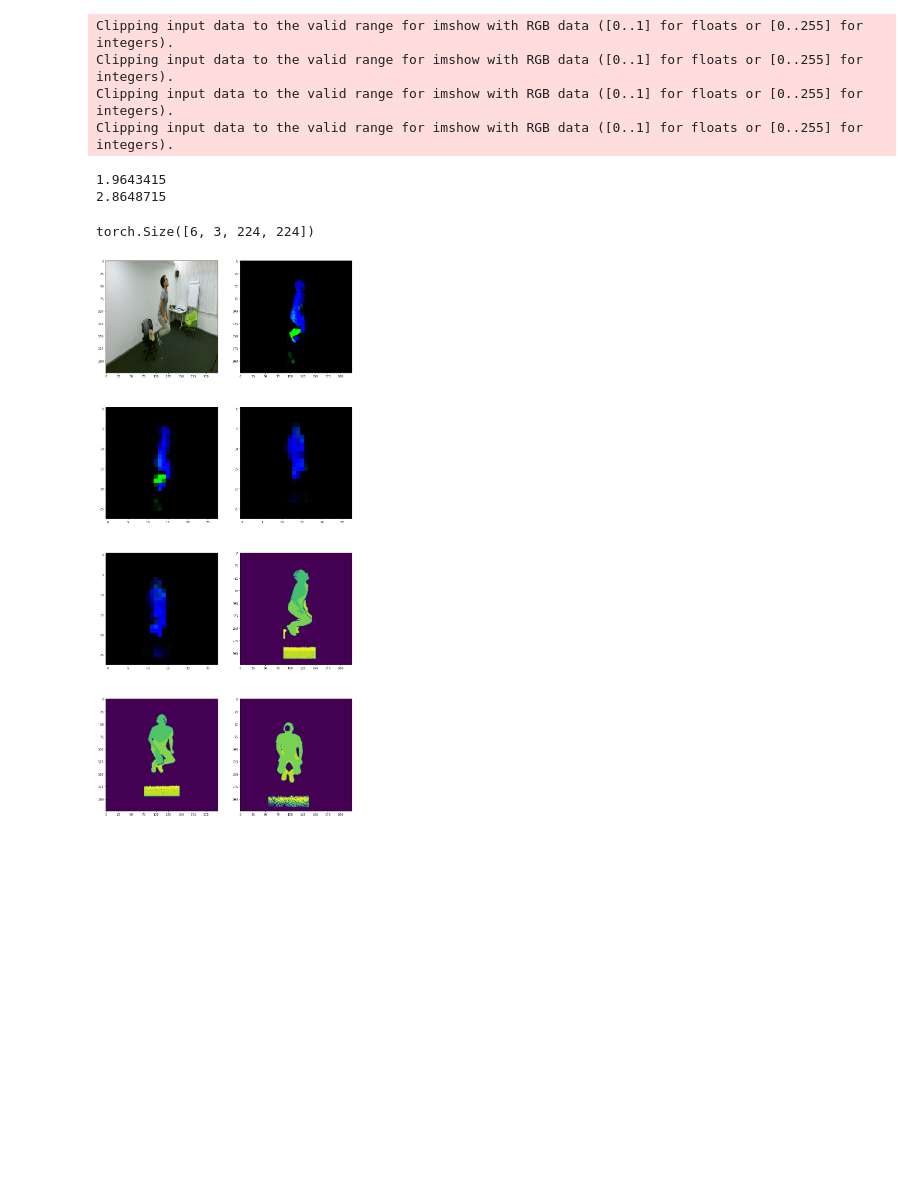
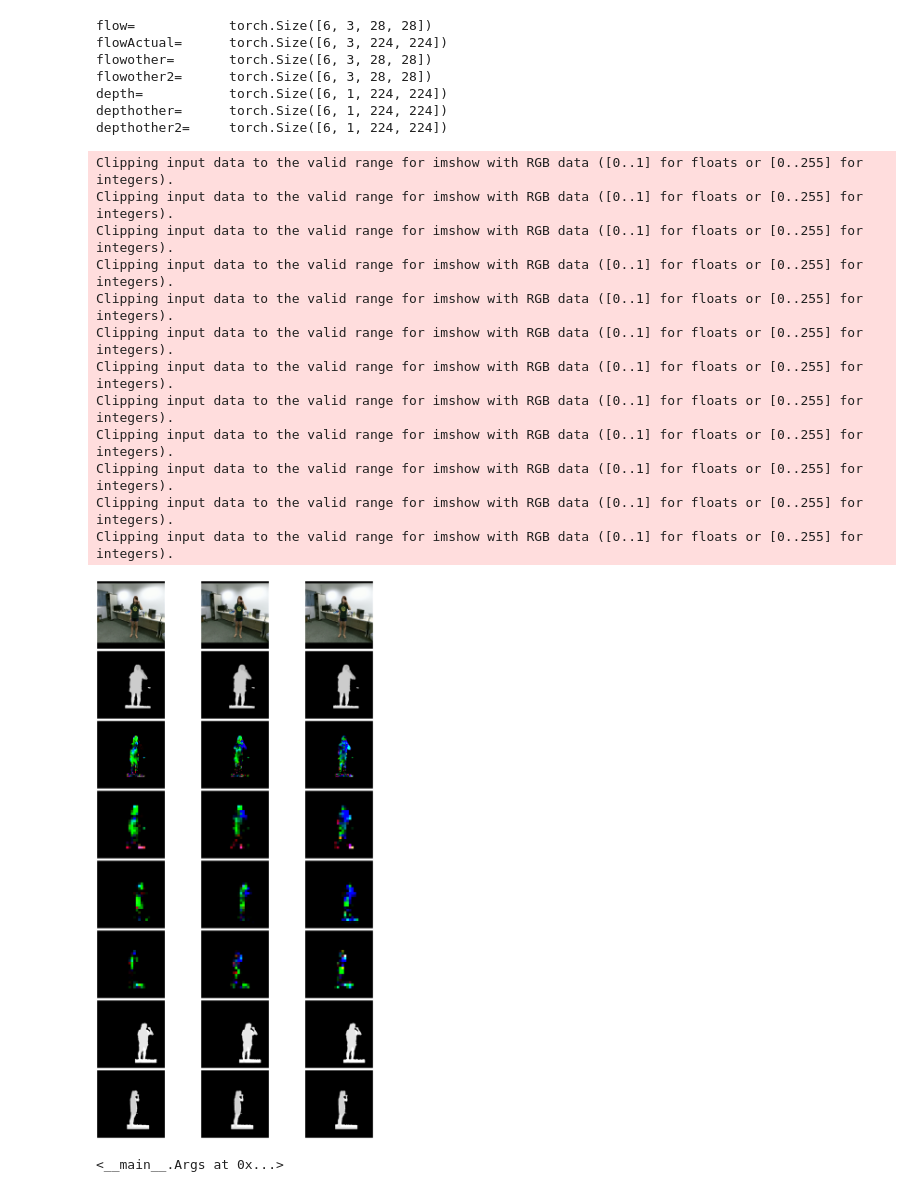
Before and after one commit to saliknadeem/VIAR, a Jupyter notebook: check_data_proper.ipynb, the cells around one changed output. Cells and saved outputs as stored; diff of their text form; code cells hidden in the pictures; blank space fills up the shorter version.

```diff
--- a/check_data_proper.ipynb
+++ b/check_data_proper.ipynb
@@ -60,12 +60,12 @@ class arg():
 args = arg()
 
 margs = {}
-margs['json_file'] = os.path.join(args.ntu_dir, 'ntu_rgbd_videonames_reduced_all.json')
+margs['json_file'] = os.path.join(args.ntu_dir, 'ntu_rgbd_videonames_reduced_aligned.json')# 'ntu_rgbd_videonames_reduced_aligned.json') #ntu_rgbd_videonames_reduced_all.json
 margs['label_file'] = os.path.join(args.ntu_dir, 'ntu_rgbd_action_labels.txt')
 margs['flow_h5_dir'] = os.path.join(args.ntu_dir, 'Extracted3DFlowH5')
 margs['rgb_h5_dir'] = os.path.join(args.ntu_dir, 'nturgb+d_rgb_pngs_320x240_lanczos_h5')
 margs['depth_h5_dir'] = os.path.join(args.ntu_dir, 'MaskedDepthMaps_320x240_h5')
-margs['flow_sm_h5_dir'] = os.path.join(args.ntu_dir, 'Extracted3DFlowH5_smm')
+#margs['flow_sm_h5_dir'] = os.path.join(args.ntu_dir, 'Extracted3DFlowH5_smm')
 
 train_loader, train_dataset = NTURGBDwithFlowLoaderCS(
     json_file=margs['json_file'],
@@ -117 +90,4 @@ depthother2=     torch.Size([6, 1, 224, 224])
+# %%
+#sample = train_dataset.__getitem__(16534)
+sample = train_dataset[12045]
 # %%
@@ -186,39 +201,0 @@ torch.Size([3, 28, 28])
-# %%
-#print(np.shape(depths))
-
-figure, axes = plt.subplots(nrows=4, ncols=2,figsize=(15, 35))
-
-axes[0][0].imshow(images[1])
-#axes[0].imshow(flows[1])
-axes[0][1].imshow(flowsActual[1])
-axes[1][0].imshow(flows[1])
-axes[1][1].imshow(flowso[1])
-
-axes[2][0].imshow(flowso2[1])
-
-axes[2][1].imshow(depths[1])
-axes[3][0].imshow(depthso[1])
-axes[3][1].imshow(depthso2[1])
-
-
-
-
-print(flows[0].max())
-print(flowsActual[0].max())
-
-
-'''for f in flows:
-    for g in f:
-        print(g)'''
-
-
-np.shape(flowActual)
-# %% [output]
-Clipping input data to the valid range for imshow with RGB data ([0..1] for floats or [0..255] for integers).
-Clipping input data to the valid range for imshow with RGB data ([0..1] for floats or [0..255] for integers).
-Clipping input data to the valid range for imshow with RGB data ([0..1] for floats or [0..255] for integers).
-Clipping input data to the valid range for imshow with RGB data ([0..1] for floats or [0..255] for integers).
-1.9643415
-2.8648715
-torch.Size([6, 3, 224, 224])
-[figure, removed]
@@ -224,0 +314,25 @@ torch.Size([6, 3, 224, 224])
+# %%
+
+sample = train_dataset[62425]
+visualize_sample_all(sample)
+# %% [output]
+flow=            torch.Size([6, 3, 28, 28])
+flowActual=      torch.Size([6, 3, 224, 224])
+flowother=       torch.Size([6, 3, 28, 28])
+flowother2=      torch.Size([6, 3, 28, 28])
+depth=           torch.Size([6, 1, 224, 224])
+depthother=      torch.Size([6, 1, 224, 224])
+depthother2=     torch.Size([6, 1, 224, 224])
+Clipping input data to the valid range for imshow with RGB data ([0..1] for floats or [0..255] for integers).
+Clipping input data to the valid range for imshow with RGB data ([0..1] for floats or [0..255] for integers).
+Clipping input data to the valid range for imshow with RGB data ([0..1] for floats or [0..255] for integers).
+Clipping input data to the valid range for imshow with RGB data ([0..1] for floats or [0..255] for integers).
+Clipping input data to the valid range for imshow with RGB data ([0..1] for floats or [0..255] for integers).
+Clipping input data to the valid range for imshow with RGB data ([0..1] for floats or [0..255] for integers).
+Clipping input data to the valid range for imshow with RGB data ([0..1] for floats or [0..255] for integers).
+Clipping input data to the valid range for imshow with RGB data ([0..1] for floats or [0..255] for integers).
+Clipping input data to the valid range for imshow with RGB data ([0..1] for floats or [0..255] for integers).
+Clipping input data to the valid range for imshow with RGB data ([0..1] for floats or [0..255] for integers).
+Clipping input data to the valid range for imshow with RGB data ([0..1] for floats or [0..255] for integers).
+Clipping input data to the valid range for imshow with RGB data ([0..1] for floats or [0..255] for integers).
+[figure, added]
@@ -225,3 +414,7 @@ torch.Size([6, 3, 224, 224])
+# %%
+args
+# %% [output]
+<__main__.Args at 0x...>
 # %%
 def plot_figures(images,target_length=6):
     import numpy as np
```
Also changed, not shown: parts of 21 cells of this notebook, 5 other files.
